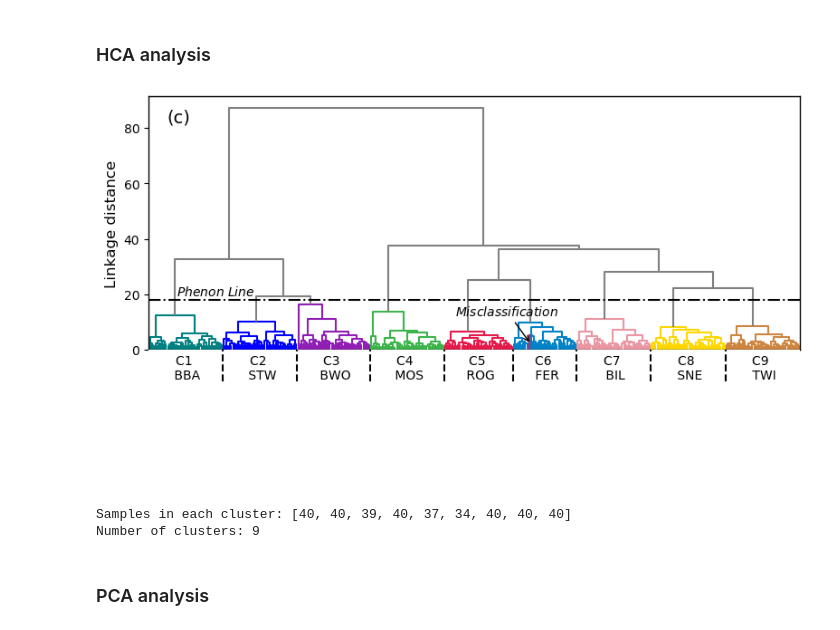
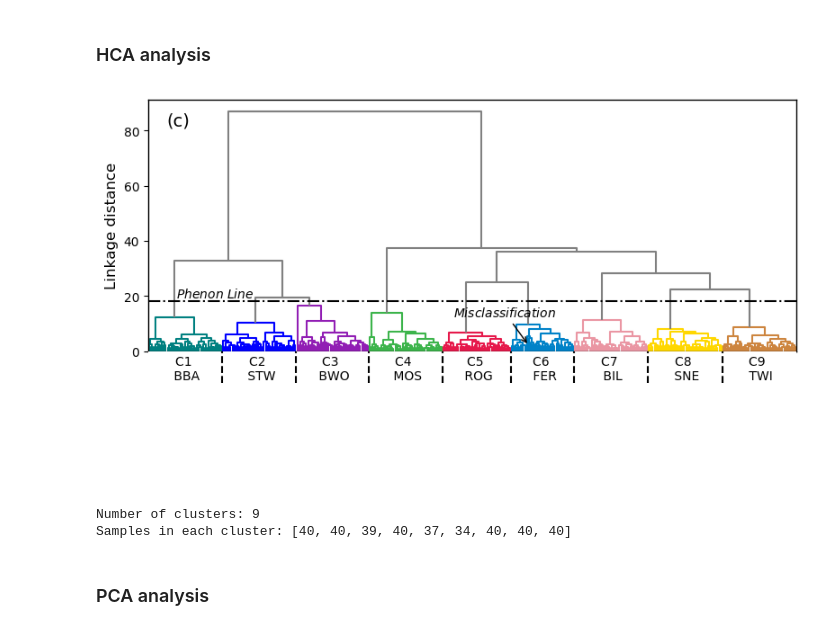
Before and after one commit to jyangfsu/geochemical-t-SNE, a Jupyter notebook: OsloTransect/OsloTransect.ipynb, the cells around one changed output. Saved outputs shown, nothing was run; the diff lists cells and outputs as text; code cells hidden in the pictures.

```diff
--- a/OsloTransect/OsloTransect.ipynb
+++ b/OsloTransect/OsloTransect.ipynb
@@ -73,6 +77,7 @@ Y_df = df[['X.ID', 'X.MAT', 'XCOO', 'YCOO', 'Ag_ppb', 'As_ash', 'B', 'Ba', 'Ca',
 # %% [markdown]
 ### HCA analysis
 # %%
+# Ward method
 Z = hierarchy.linkage(rescaledX, method='ward', metric='euclidean')
 
 # Set the location of phenon line
@@ -85,7 +90,7 @@ fig = plt.figure(figsize=(9, 7))
 left, bottom, width, height = 0.1, 0.3, 0.8, 0.4
 ax1 = fig.add_axes([left, bottom, width, height])
 
-# Customize the colors for the nine clusters
+# Customize the colors of the nine clusters
 colors=['#008080', 'blue', '#911eb4', '#3cb44b', '#e6194b', '#0082c8', '#EA96A3', 'gold', 'peru']
 # colors=['#EA96A3', '#E19153', '#B89C49', '#60AE47', '#4BABA4', '#4FABBC', '#6DAEE2', '#B6A8EB', '#DF8FE7']
 hierarchy.set_link_color_palette(colors)
@@ -95,8 +100,8 @@ hierarchy.dendrogram(Z, leaf_rotation=90, leaf_font_size=0, color_threshold=max_
 hierarchy.set_link_color_palette(None)
 ax1.axhline(y=18, linestyle='-.', color='k')
 ax1.set_xlabel('sample index')
+ax1.set_ylabel('Linkage distance', fontsize=12)
 ax1.set_xticks([])
-ax1.set_ylabel('Linkage distance', fontsize=12)
 
 # Calculate number of clusters under the linkage distance of max_d
 n_clusters = np.max(np.unique(hierarchy.fcluster(Z, max_d, criterion='distance')))
@@ -105,11 +110,11 @@ n_clusters = np.max(np.unique(hierarchy.fcluster(Z, max_d, criterion='distance')
 cluster_size = [np.sum(hierarchy.fcluster(Z, max_d, criterion='distance')==i + 1) for i in range(n_clusters)]
 
 # Plot the one misclassification
-ax1.plot([2045, 2045], [0, 5.12], color='#e6194b')
+# ax1.plot([2045, 2045], [0, 5.12], color='#e6194b')
 ax1.annotate('$Misclassification$',
-            xy=(2055, 2), xycoords='data',
-            xytext=(-60, 23), textcoords='offset points',
-            arrowprops=dict(arrowstyle="->"))
+             xy=(2055, 2), xycoords='data',
+             xytext=(-60, 23), textcoords='offset points',
+             arrowprops=dict(arrowstyle="->"))
 ax1.text(150, 19.5, '$Phenon$' + ' ' + '$Line$')
 
 ax1.text(100, 82, '(c)', fontsize=14)
@@ -118,46 +123,46 @@ ax1.spines['bottom'].set_linewidth(1)
 ax1.spines['left'].set_linewidth(1)
 ax1.spines['right'].set_linewidth(1)
 
-# The bottom figure
+# The bottom figure showing the cluster names
 left, bottom, width, height = 0.1, 0.1, 0.8, 0.2
 ax2 = fig.add_axes([left, bottom, width, height])
 ax2.set_xlim(0, n_samples * 10)
 ax2.set_ylim(0, 2)
 
 # Dot line to split each cluster
 cum_cluster_szie = np.cumsum(cluster_size) * 10
 for i in range(8):
     ax2.plot([cum_cluster_szie[i], cum_cluster_szie[i]], [1.5, 2], linestyle='--', color='k', lw=1.5)
 
+ax2.set_xticks([])
+ax2.set_yticks([])
+
 ax2.spines['top'].set_color('none')
 ax2.spines['bottom'].set_color('none')
 ax2.spines['left'].set_color('none')
 ax2.spines['right'].set_color('none')
-
-ax2.set_xticks([])
-ax2.set_yticks([])
 
 ax2.text(0                   + (cum_cluster_szie[0] -                   0) / 2, 1.5, 'C1 \n BBA', ha='center', va='bottom')
 ax2.text(cum_cluster_szie[0] + (cum_cluster_szie[1] - cum_cluster_szie[0]) / 2, 1.5, 'C2 \n STW', ha='center', va='bottom')
 ax2.text(cum_cluster_szie[1] + (cum_cluster_szie[2] - cum_cluster_szie[1]) / 2, 1.5, 'C3 \n BWO', ha='center', va='bottom')
 ax2.text(cum_cluster_szie[2] + (cum_cluster_szie[3] - cum_cluster_szie[2]) / 2, 1.5, 'C4 \n MOS', ha='center', va='bottom')
 ax2.text(cum_cluster_szie[3] + (cum_cluster_szie[4] - cum_cluster_szie[3]) / 2, 1.5, 'C5 \n ROG', ha='center', va='bottom')
 ax2.text(cum_cluster_szie[4] + (cum_cluster_szie[5] - cum_cluster_szie[4]) / 2, 1.5, 'C6 \n FER', ha='center', va='bottom')
 ax2.text(cum_cluster_szie[5] + (cum_cluster_szie[6] - cum_cluster_szie[5]) / 2, 1.5, 'C7 \n BIL', ha='center', va='bottom')
 ax2.text(cum_cluster_szie[6] + (cum_cluster_szie[7] - cum_cluster_szie[6]) / 2, 1.5, 'C8 \n SNE', ha='center', va='bottom')
 ax2.text(cum_cluster_szie[7] + (cum_cluster_szie[8] - cum_cluster_szie[7]) / 2, 1.5, 'C9 \n TWI', ha='center', va='bottom')
 
 plt.show()
 
 # Output the cluster indeices
 cluster_ids = hierarchy.fcluster(Z, t=18, criterion='distance')
 
+print('Number of clusters:', n_clusters)
 print('Samples in each cluster:', cluster_size)
-print('Number of clusters:', n_clusters)
 # %% [output]
-[figure, old version]
+[figure, new version]
+Number of clusters: 9
 Samples in each cluster: [40, 40, 39, 40, 37, 34, 40, 40, 40]
-Number of clusters: 9
 # %% [markdown]
 ### PCA analysis
 # %%
```
Also changed, not shown: parts of 9 cells of this notebook, 1 other file.
